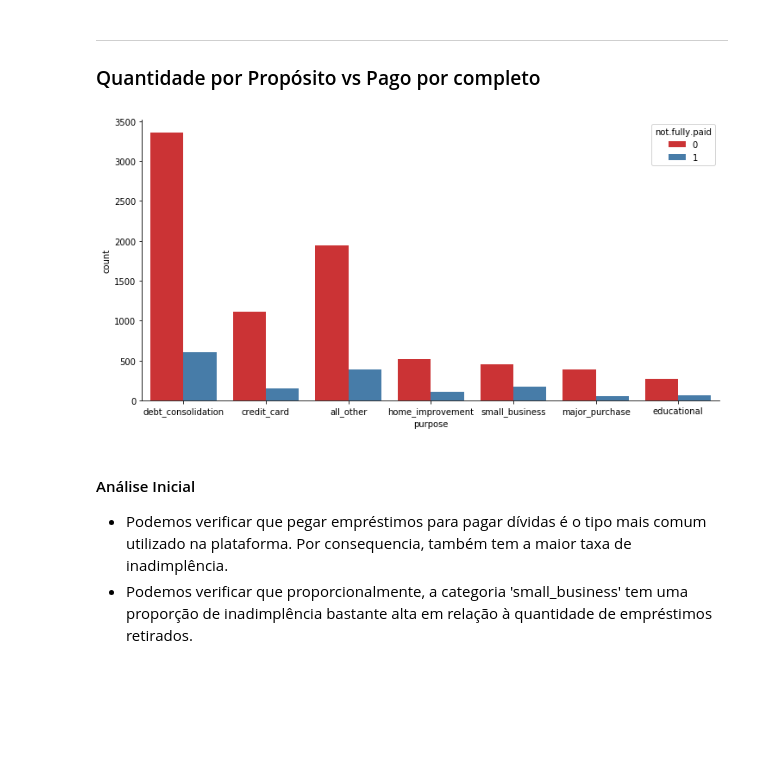
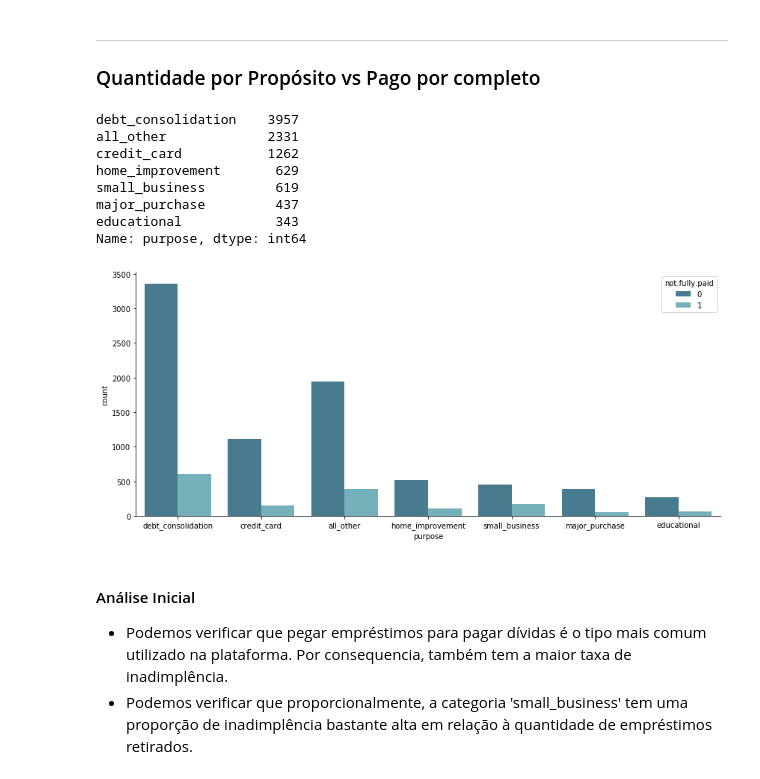
Before and after one commit to ClaudioDavi/data-science, a Jupyter notebook: project/machine_learning/DecisionTrees_RandomForest.ipynb, the cells around one changed output. Saved outputs shown, nothing was run; the diff lists cells and outputs as text; code cells hidden in the pictures; blank space fills up the shorter version.

Commit message:
adicionado trabalho da materia data science

```diff
--- a/project/machine_learning/DecisionTrees_RandomForest.ipynb
+++ b/project/machine_learning/DecisionTrees_RandomForest.ipynb
@@ -86,9 +86,12 @@ loans.head()
 Vamos verificar a pontuação FICO daqueles que atendem (1) ou não atendem (0) os critérios para um empréstimo no LendingClub
 # %%
 plt.figure(figsize=(10,6))
-loans[loans['credit.policy']==1]['fico'].hist(alpha=0.5,color='blue',bins=30,label='Credit.Policy=1', ec='grey')
-loans[loans['credit.policy']==0]['fico'].hist(alpha=0.5,color='red',bins=30,label='Credit.Policy=0', ec='grey')
+sns.set_style('white')
+sns.set_context('notebook')
+loans[loans['credit.policy']==1]['fico'].hist(alpha=0.5,color='blue',bins=30,label='Atende os Requisitos', ec='grey')
+loans[loans['credit.policy']==0]['fico'].hist(alpha=0.75,color='red',bins=30,label='Não Atende os Requisitos', ec='grey')
 plt.legend()
 plt.xlabel('Fico')
+sns.despine(left=True)
 plt.show()
 # %% [output]
@@ -118,12 +122,23 @@ plt.show()
 # %% [markdown]
 ---
 ### Quantidade por  Propósito vs Pago por completo
+# %%
+loans['purpose'].value_counts()
+# %% [output]
+debt_consolidation    3957
+all_other             2331
+credit_card           1262
+home_improvement       629
+small_business         619
+major_purchase         437
+educational            343
+Name: purpose, dtype: int64
 # %%
-plt.figure(figsize=(12,6))
-sns.countplot(data=loans, hue='not.fully.paid', x=loans['purpose'], palette='Set1')
+plt.figure(figsize=(14,6))
+sns.countplot(data=loans, hue='not.fully.paid', x=loans['purpose'], palette='GnBu_d')
 sns.despine()
 # %% [output]
-[figure, old version]
+[figure, new version]
 # %% [markdown]
 #### Análise Inicial
 * Podemos verificar que pegar empréstimos para pagar dívidas é o tipo mais comum utilizado na plataforma. Por consequencia, também tem a maior taxa de inadimplência.
```
Also changed, not shown: parts of 11 cells of this notebook, 3 other files.
